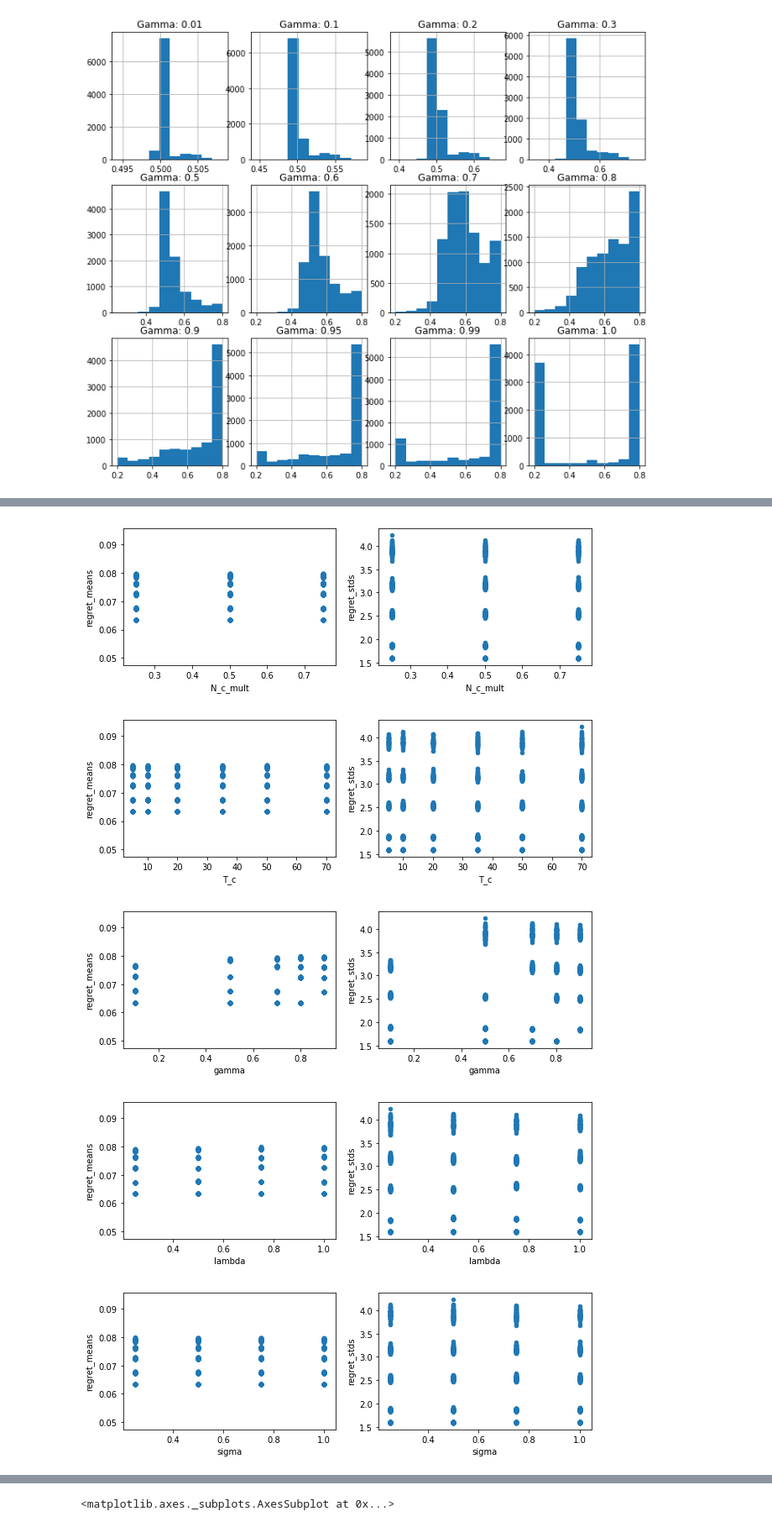
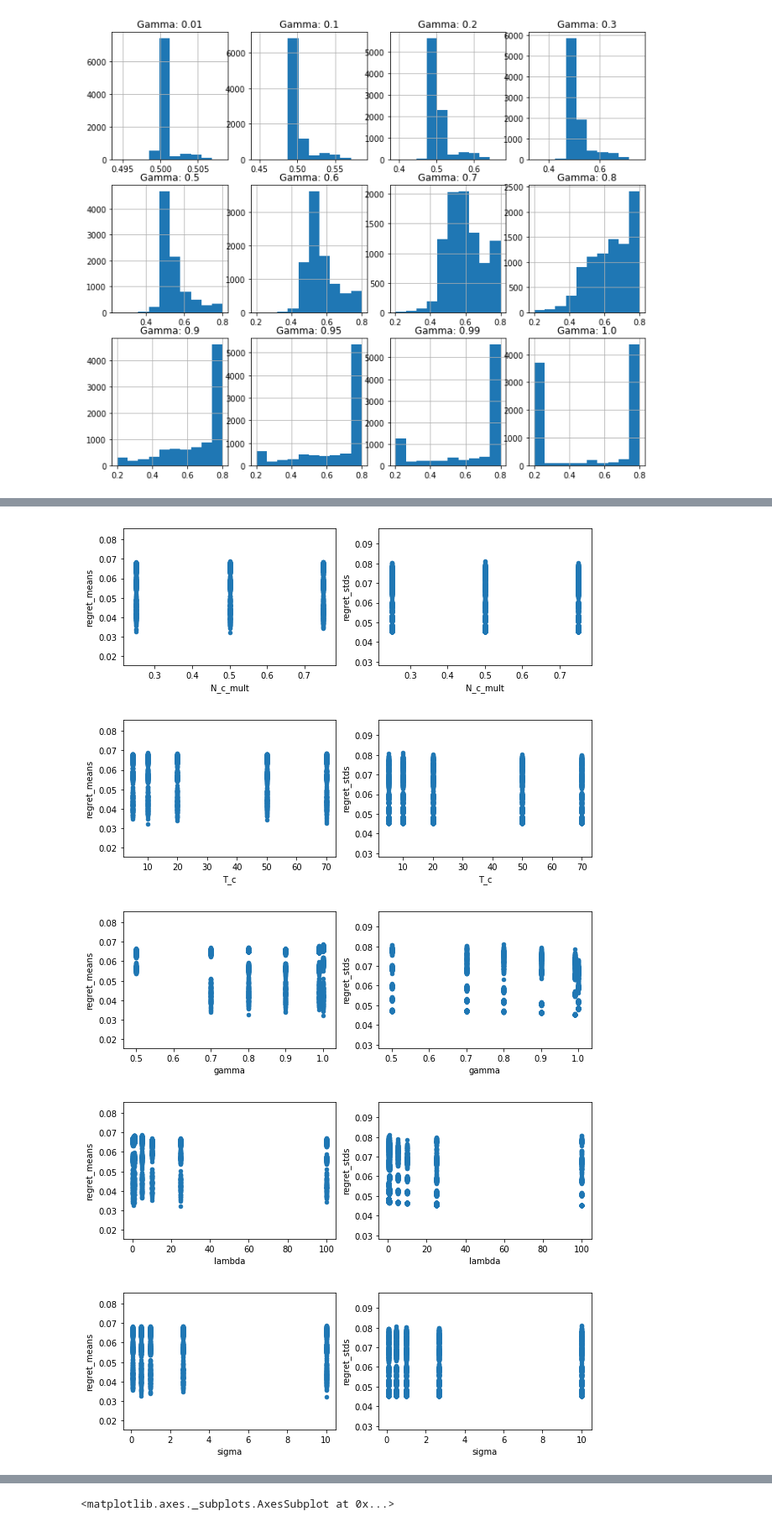
Before and after one commit to isaacxia10/heartsteps, a Jupyter notebook: BanditAlg/New Bandit Algorithm/banditThompsonCent-2.ipynb, the cells around one changed output, grey strips where cells are left out. Shown at 84% size. Drawn from its saved outputs; the diff is of its cells as text; code cells hidden in the pictures.

```diff
--- a/BanditAlg/New Bandit Algorithm/banditThompsonCent-2.ipynb
+++ b/BanditAlg/New Bandit Algorithm/banditThompsonCent-2.ipynb
@@ -616,7 +712,7 @@ def run_simulation(coef0, coef1, S_sim, I_sim, resids_sim, reward_func, prior_mo
     return regret.reshape((N,T*t)), prob.reshape((N,T*t)), action.reshape((N,T*t)), opt.reshape((N, T*t)), bandit_covs.reshape((N,T*t, nInteract+nBaseline,nInteract+nBaseline)), bandit_means.reshape((N,T*t, nInteract+nBaseline)), bandit
 # %%
 prior_mdl = model(np.zeros((nInteract+nBaseline,1)),np.eye(nInteract+nBaseline))
-fc_params = [1., 5, 10]
+fc_params = [1., 2, 5]
 
 
-regret, prob, action, opt, bandit_cov, bandit_mean, bandit = run_simulation(coef0 = Etas_fit[3:11], coef1 = Etas_fit[0:3], S_sim = S_new, I_sim = I_new, resids_sim = resids_new, reward_func = reward_func, fc_params = fc_params, prior_model = prior_mdl, gamma = 0.8)
+regret, prob, action, opt, bandit_cov, bandit_mean, bandit = run_simulation(coef0 = Etas_fit[3:11], coef1 = Etas_fit[0:3], S_sim = S_new, I_sim = I_new, resids_sim = resids_new, reward_func = reward_func, fc_params = fc_params, prior_model = prior_mdl, gamma = 0.99, sigma2 = np.nanstd(resids))
@@ -909,0 +1212,37 @@ T_cs = [5, 10, 20, 35, 50, 70]
+# %%
+# TEST BAD2 PRIOR
+prior_mdl = model(np.random.normal(size = ((nInteract+nBaseline,1)),scale = 2),np.eye(nInteract+nBaseline))
+
+prior_cov_mult = [0.1,0.5,1.,2.,10.]
+sigmas = [0.10,0.5, 1., np.nanstd(resids),10.]
+gammas = [0.5,0.7,0.8,0.9,0.99,1.]
+lambdas = [0.25, 0.5, 0.75, 1.,5.,10.,25.,100.]
+N_c_mults = [0.25, 0.5, 0.75]
+T_cs = [5, 10, 20, 50, 70]
+T_cs_new = [30, 90,120,140,180,210,420,630]
+
+regrets_bad2 = np.empty((len(sigmas), len(gammas), len(lambdas), len(N_c_mults), len(T_cs),N_new, T_new*t))
+probs_bad2 = np.empty((len(sigmas), len(gammas), len(lambdas), len(N_c_mults), len(T_cs),N_new, T_new*t))
+actions_bad2 = np.empty((len(sigmas), len(gammas), len(lambdas), len(N_c_mults), len(T_cs),N_new, T_new*t))
+opts_bad2 = np.empty((len(sigmas), len(gammas), len(lambdas), len(N_c_mults), len(T_cs),N_new, T_new*t))
+bandit_means_bad2 = np.empty((len(sigmas), len(gammas), len(lambdas), len(N_c_mults), len(T_cs),N_new, T_new*t, 11))
+
+for a in range(len(sigmas)):
+    sigma = sigmas[a]
+    for b in range(len(gammas)):
+        print(str(((a*len(gammas) + b)/(len(gammas)*len(sigmas)))*100) + "%, " + str(datetime.datetime.now()))
+        gamma = gammas[b]
+        for c in range(len(lambdas)):
+            lamb = lambdas[c]
+            for d in range(len(N_c_mults)):
+                N_c_mult = N_c_mults[d]
+                for e in range(len(T_cs)):
+                    T_c = T_cs[e]
+                    fc_params = [lamb, int(N_c_mult*T_c), T_c]
+
+                    regret, prob, action, opt, bandit_cov, bandit_mean, bandit = run_simulation(coef0 = Etas_fit[3:11], coef1 = Etas_fit[0:3], S_sim = S_new, I_sim = I_new, resids_sim = resids_new, reward_func = reward_func, fc_params = fc_params, prior_model = prior_mdl, gamma = gamma, sigma2=sigma)
+                    regrets_bad2[a,b,c,d,e] = regret
+                    probs_bad2[a,b,c,d,e] = prob
+                    actions_bad2[a,b,c,d,e] = action
+                    opts_bad2[a,b,c,d,e] = opt
+                    bandit_means_bad2[a,b,c,d,e] = bandit_mean
@@ -920,17 +1371,17 @@ indices = pd.DataFrame({"gamma":a, "lambda": b, "N_c_mult" : c, "T_c" : d,"sigma
 # %%
-regret_results_means = [np.mean(regret) for regret in regrets]
-regret_results_stds = [np.sum(regret,axis = 1).std() for regret in regrets]
+regret_results_means = regrets.reshape((len(sigmas), len(gammas), len(lambdas), len(N_c_mults), len(T_cs), N_new*T_new*t)).mean(axis=-1).flatten()
+regret_results_stds = regrets.reshape((len(sigmas), len(gammas), len(lambdas), len(N_c_mults), len(T_cs), N_new*T_new*t)).std(axis=-1).flatten()
 
 # probs_results_means =[np.mean(probs) for regret in regret_results]
 # probs_results_stds = [np.sum(regret,axis = 1).std() for regret in regret_results]
 
 
 results = {'regret_means': regret_results_means, 'regret_stds': regret_results_stds}
 
 a = plot_params_vs_results(results, indices)
 # %% [output]
-[figure, old version]
+[figure, new version]
-[figure, old version]
+[figure, new version]
-[figure, old version]
+[figure, new version]
-[figure, old version]
+[figure, new version]
-[figure, old version]
+[figure, new version]
```
Also changed, not shown: parts of 54 cells of this notebook, 1 other file.
